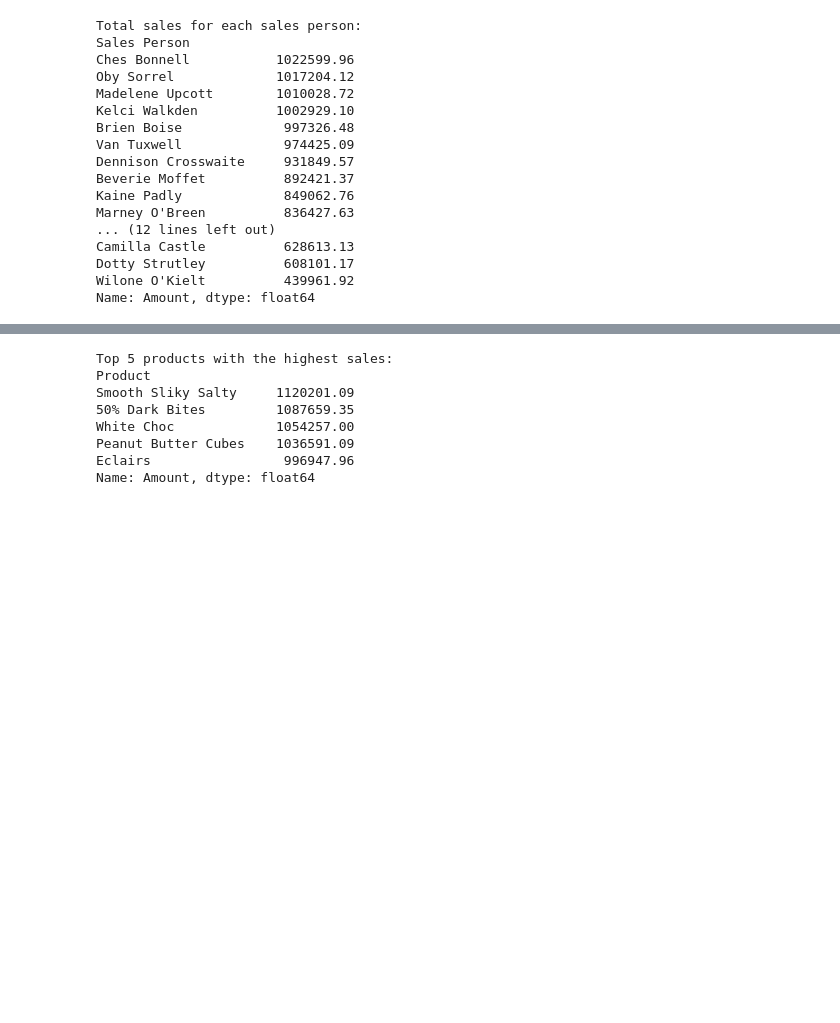
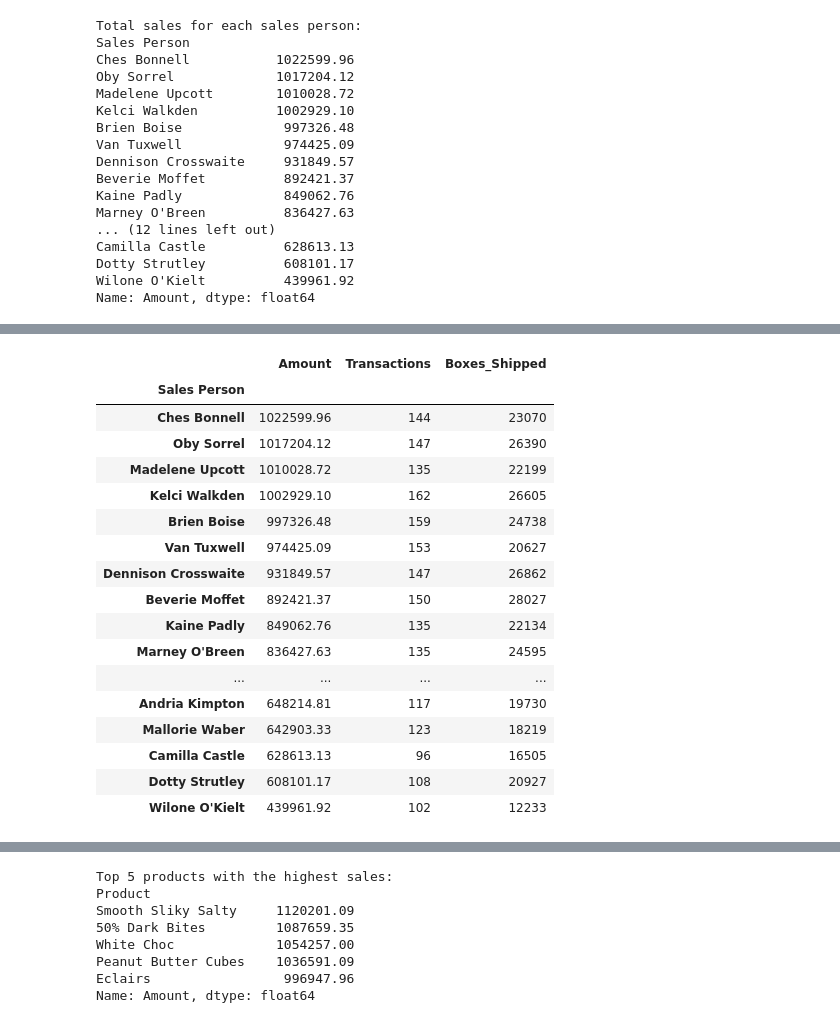
Before and after one commit to adishazzahra/Data-Analyst-Portfolio, a Jupyter notebook: Chocolate Sales Analysis/chocolate_sales_analysis.ipynb, the cells around one changed output, grey strips where cells are left out. Drawn from its saved outputs; the diff is of its cells as text; code cells hidden in the pictures; blank space fills up the shorter version.

```diff
--- a/Chocolate Sales Analysis/chocolate_sales_analysis.ipynb
+++ b/Chocolate Sales Analysis/chocolate_sales_analysis.ipynb
@@ -294,0 +399,32 @@ Name: Amount, dtype: float64
+# %%
+# Sales summary
+sales_summary = (
+    df.groupby('Sales Person')
+      .agg(
+          Amount=('Amount', 'sum'),
+          Transactions=('Amount', 'count'),
+          Boxes_Shipped=('Boxes Shipped', 'sum')
+      )
+      .sort_values(by='Amount', ascending=False)
+)
+
+sales_summary
+# %% [output]
+|  | Amount | Transactions | Boxes_Shipped |
+| Sales Person |  |  |  |
+| Ches Bonnell | 1022599.96 | 144 | 23070 |
+| Oby Sorrel | 1017204.12 | 147 | 26390 |
+| Madelene Upcott | 1010028.72 | 135 | 22199 |
+| Kelci Walkden | 1002929.10 | 162 | 26605 |
+| Brien Boise | 997326.48 | 159 | 24738 |
+| Van Tuxwell | 974425.09 | 153 | 20627 |
+| Dennison Crosswaite | 931849.57 | 147 | 26862 |
+| Beverie Moffet | 892421.37 | 150 | 28027 |
+| Kaine Padly | 849062.76 | 135 | 22134 |
+| Marney O'Breen | 836427.63 | 135 | 24595 |
+| ... | ... | ... | ... |
+| Andria Kimpton | 648214.81 | 117 | 19730 |
+| Mallorie Waber | 642903.33 | 123 | 18219 |
+| Camilla Castle | 628613.13 | 96 | 16505 |
+| Dotty Strutley | 608101.17 | 108 | 20927 |
+| Wilone O'Kielt | 439961.92 | 102 | 12233 |
```
Also changed, not shown: parts of 12 cells of this notebook, 1 other file.
